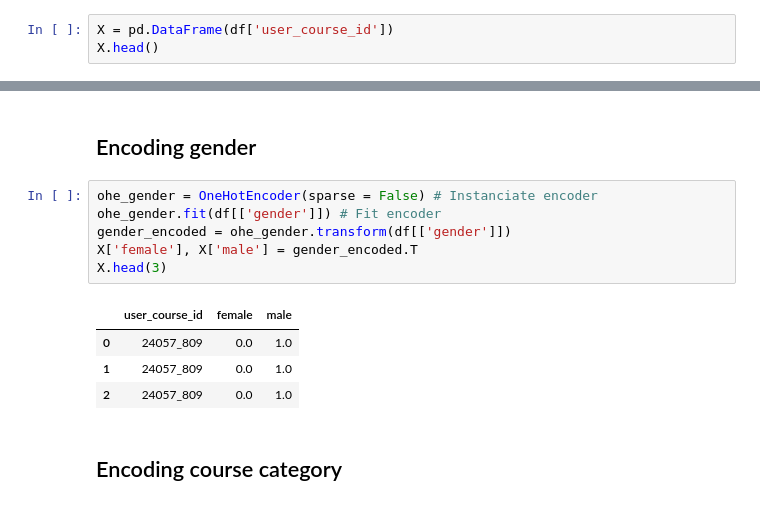
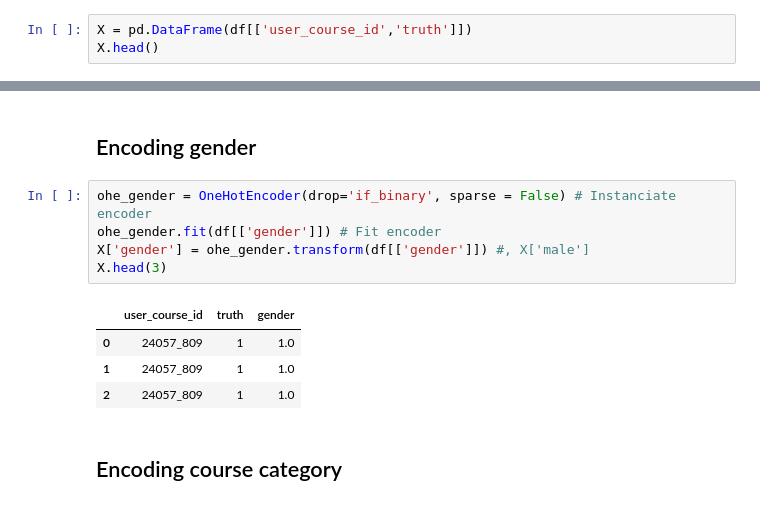
Before and after one commit to Zuza-b/ChangeDEEPly, a Jupyter notebook: notebooks/mooc_feature_encoding.ipynb, the cells around one changed output, grey strips where cells are left out. Drawn from its saved outputs; the diff is of its cells as text.

```diff
--- a/notebooks/mooc_feature_encoding.ipynb
+++ b/notebooks/mooc_feature_encoding.ipynb
@@ -41,6 +41,6 @@ df.head(2)
 | 0 | 24057 | df8ec8baa5af2f61e5426307be9a5e75 | load_video | 1 | 809 | 2015-05-11 20:00:00 | 2015-07-17 00:00:00 | economics | male | Master's | ... |
 | 1 | 24057 | df8ec8baa5af2f61e5426307be9a5e75 | play_video | 1 | 809 | 2015-05-11 20:00:00 | 2015-07-17 00:00:00 | economics | male | Master's | ... |
 # %%
-X = pd.DataFrame(df['user_course_id'])
+X = pd.DataFrame(df[['user_course_id','truth']])
 X.head()
 # %% [output]
@@ -55,16 +55,15 @@ X.head()
 # %% [markdown]
 ## Encoding gender
 # %%
-ohe_gender = OneHotEncoder(sparse = False) # Instanciate encoder
+ohe_gender = OneHotEncoder(drop='if_binary', sparse = False) # Instanciate encoder
 ohe_gender.fit(df[['gender']]) # Fit encoder
-gender_encoded = ohe_gender.transform(df[['gender']])
-X['female'], X['male'] = gender_encoded.T
+X['gender'] = ohe_gender.transform(df[['gender']]) #, X['male']
 X.head(3)
 # %% [output]
-|  | user_course_id | female | male |
-| 0 | 24057_809 | 0.0 | 1.0 |
-| 1 | 24057_809 | 0.0 | 1.0 |
-| 2 | 24057_809 | 0.0 | 1.0 |
+|  | user_course_id | truth | gender |
+| 0 | 24057_809 | 1 | 1.0 |
+| 1 | 24057_809 | 1 | 1.0 |
+| 2 | 24057_809 | 1 | 1.0 |
 # %% [markdown]
 ## Encoding course category
 # %%
```
Also changed, not shown: parts of 35 cells of this notebook, 1 other file.
